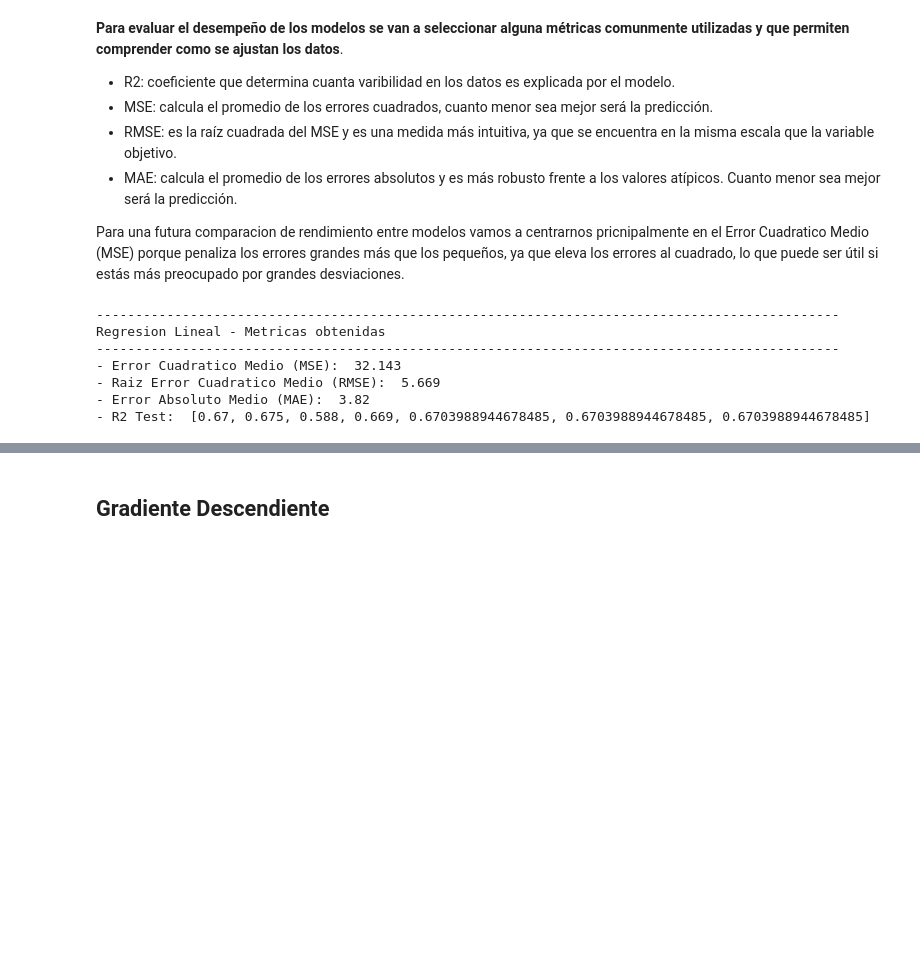
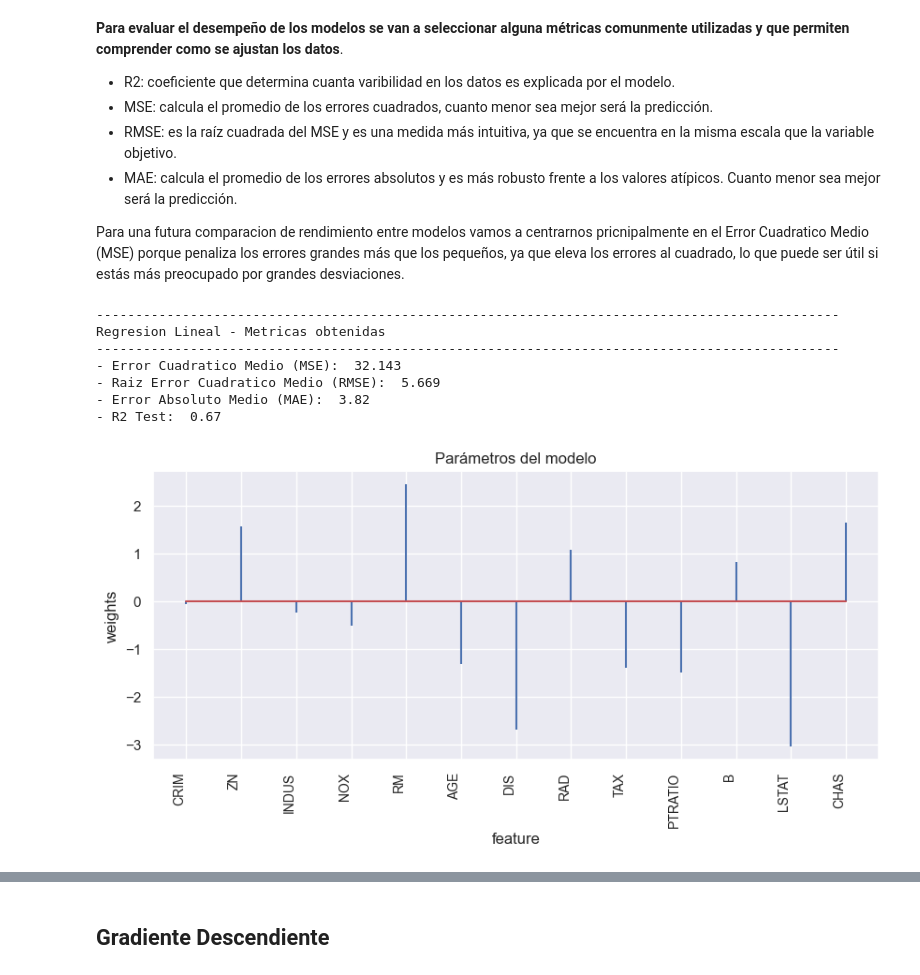
Before and after one commit to franciscoryb1/AA1-TUIA-RodriguezYBarros-Menescaldi-Britos, a Jupyter notebook: TP.ipynb, the cells around one changed output, grey strips where cells are left out. Cells and saved outputs as stored; diff of their text form; code cells hidden in the pictures; blank space fills up the shorter version.

Commit message:
comparacion de modelos y analisis de residuos

```diff
--- a/TP.ipynb
+++ b/TP.ipynb
@@ -848,10 +848,10 @@ r2_train_rl = round(r2_score(y_train, y_pred_train),3)
 print("-----------------------------------------------------------------------------------------------")
 print("Regresion Lineal - Metricas obtenidas")
 print("-----------------------------------------------------------------------------------------------")
-print("- Error Cuadratico Medio (MSE): ", mse)
-print("- Raiz Error Cuadratico Medio (RMSE): ", rmse)
-print("- Error Absoluto Medio (MAE): ", mae)
-print("- R2 Test: ", r2_test)
+print("- Error Cuadratico Medio (MSE): ", mse_rl)
+print("- Raiz Error Cuadratico Medio (RMSE): ", rmse_rl)
+print("- Error Absoluto Medio (MAE): ", mae_rl)
+print("- R2 Test: ", r2_test_rl)
 # %% [output]
 -----------------------------------------------------------------------------------------------
 Regresion Lineal - Metricas obtenidas
@@ -859,4 +859,18 @@ Regresion Lineal - Metricas obtenidas
 - Error Cuadratico Medio (MSE):  32.143
 - Raiz Error Cuadratico Medio (RMSE):  5.669
 - Error Absoluto Medio (MAE):  3.82
-- R2 Test:  [0.67, 0.675, 0.588, 0.669, 0.6703988944678485, 0.6703988944678485, 0.6703988944678485]
+- R2 Test:  0.67
+# %%
+# Coeficientes del modelo
+
+rl_coeficientes = pd.DataFrame({'predictor': X_train.columns, 'coef': lr_model.coef_.flatten()})
+# flatten() convierte el array de coeficientes en una versión unidimensional, independientemente de cuántas dimensiones tenga originalmente.
+fig, ax = plt.subplots(figsize=(10, 4))
+ax.stem(rl_coeficientes.predictor, rl_coeficientes.coef, markerfmt=' ')
+plt.xticks(rotation=90, ha='right', size=10)
+ax.set_xlabel('feature')
+ax.set_ylabel('weights')
+ax.set_title('Parámetros del modelo')
+plt.show()
+# %% [output]
+[figure, added]
```
Also changed, not shown: parts of 28 cells of this notebook.
